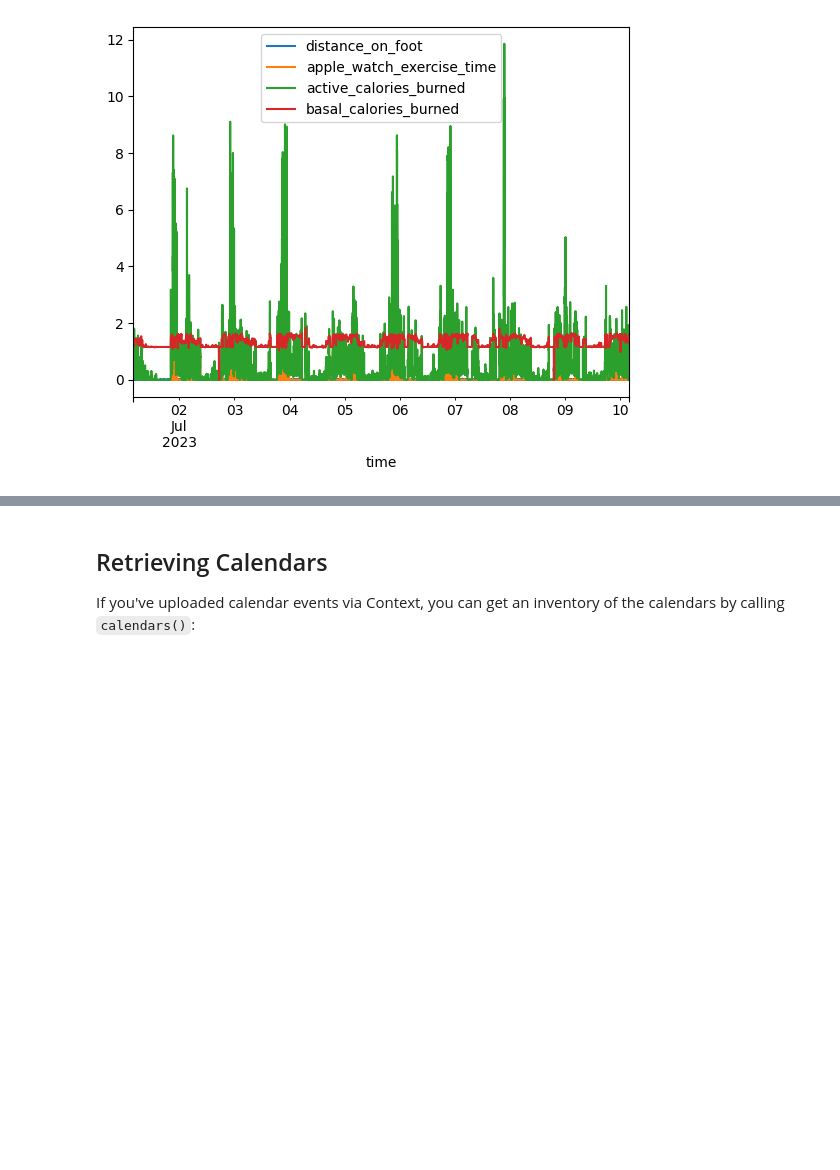
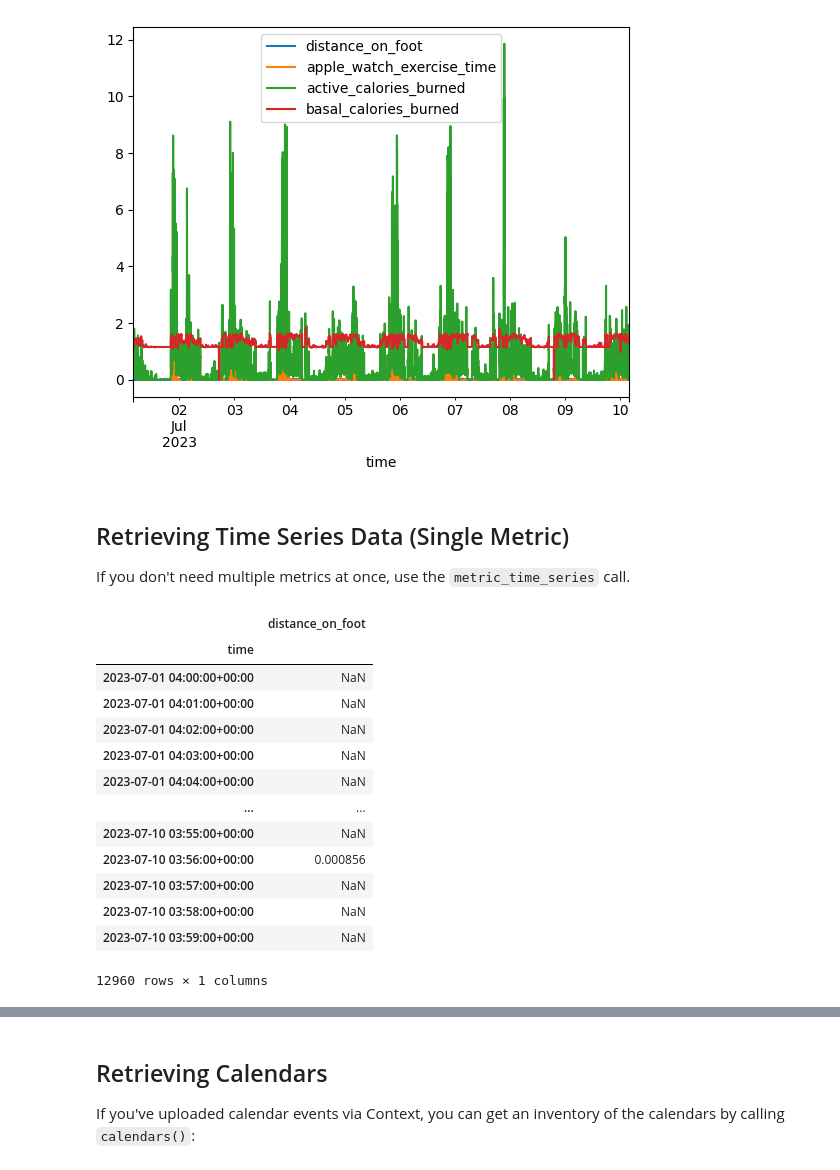
Before and after one commit to fulcradynamics/demos, a Jupyter notebook: notebooks/00_Hello_Fulcra.ipynb, the cells around one changed output, grey strips where cells are left out. Drawn from its saved outputs; the diff is of its cells as text; code cells hidden in the pictures; blank space fills up the shorter version.

```diff
--- a/notebooks/00_Hello_Fulcra.ipynb
+++ b/notebooks/00_Hello_Fulcra.ipynb
@@ -71,3 +71,29 @@ df.plot()
 # %% [output]
 <Axes: xlabel='time'>
 [figure]
+# %% [markdown]
+## Retrieving Time Series Data (Single Metric)
+
+If you don't need multiple metrics at once, use the `metric_time_series` call.
+# %%
+singledf = fulcra.metric_time_series(
+    start_time = "2023-07-01 04:00:00.000Z",
+    end_time = "2023-07-10 04:00:00.000Z",
+    metric="DistanceTraveledOnFoot"
+)
+singledf
+# %% [output]
+|  | distance_on_foot |
+| time |  |
+| 2023-07-01 04:00:00+00:00 | NaN |
+| 2023-07-01 04:01:00+00:00 | NaN |
+| 2023-07-01 04:02:00+00:00 | NaN |
+| 2023-07-01 04:03:00+00:00 | NaN |
+| 2023-07-01 04:04:00+00:00 | NaN |
+| ... | ... |
+| 2023-07-10 03:55:00+00:00 | NaN |
+| 2023-07-10 03:56:00+00:00 | 0.000856 |
+| 2023-07-10 03:57:00+00:00 | NaN |
+| 2023-07-10 03:58:00+00:00 | NaN |
+| 2023-07-10 03:59:00+00:00 | NaN |
+12960 rows × 1 columns
```
Also changed, not shown: parts of 5 cells of this notebook.
